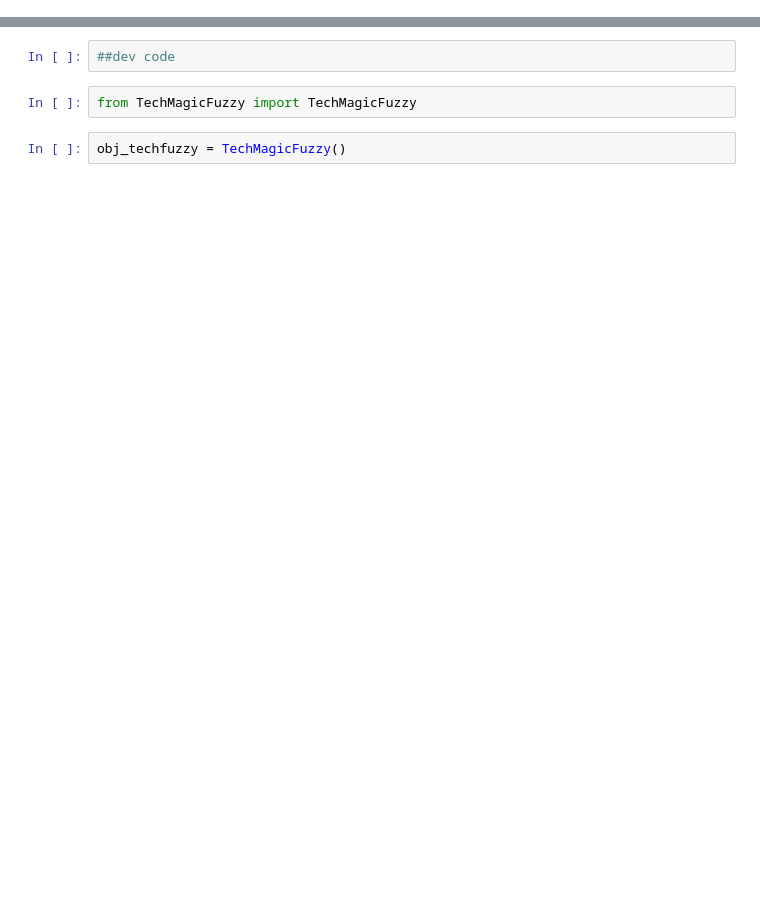
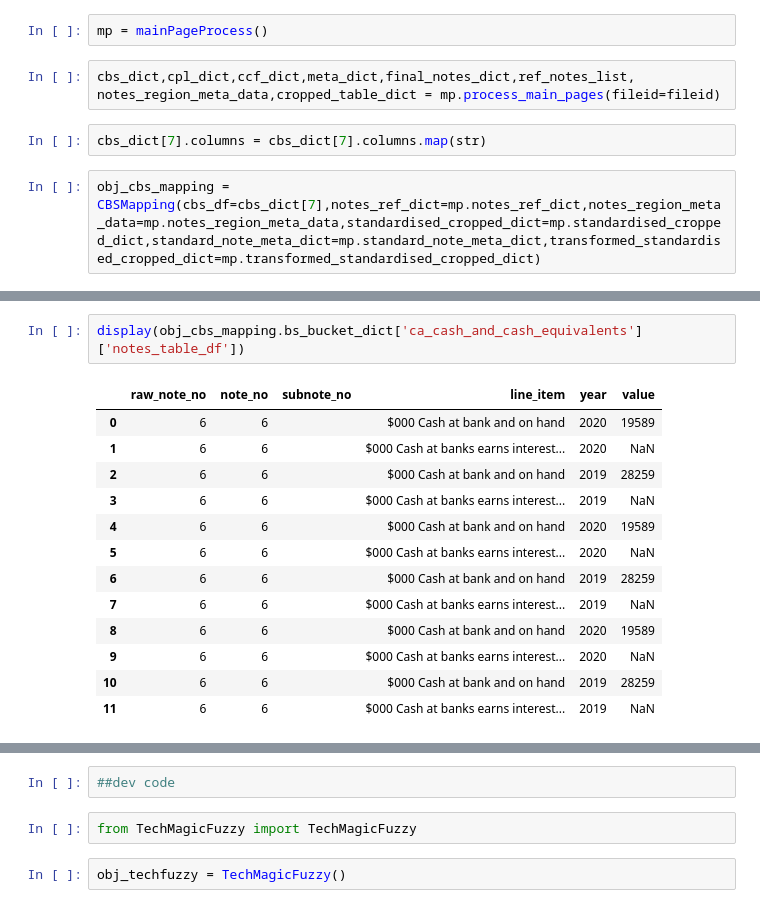
Before and after one commit to AI-paltan/main_page_processing, a Jupyter notebook: CBS_mapping.ipynb, the cells around one changed output, grey strips where cells are left out. Saved outputs shown, nothing was run; the diff lists cells and outputs as text; blank space fills up the shorter version.

Commit message:
bsdata bucketing commit 2 mar afternoon

```diff
--- a/CBS_mapping.ipynb
+++ b/CBS_mapping.ipynb
@@ -3,0 +12,8 @@ import numpy as np
+# %%
+mp = mainPageProcess()
+# %%
+cbs_dict,cpl_dict,ccf_dict,meta_dict,final_notes_dict,ref_notes_list, notes_region_meta_data,cropped_table_dict = mp.process_main_pages(fileid=fileid)
+# %%
+cbs_dict[7].columns = cbs_dict[7].columns.map(str)
+# %%
+obj_cbs_mapping = CBSMapping(cbs_df=cbs_dict[7],notes_ref_dict=mp.notes_ref_dict,notes_region_meta_data=mp.notes_region_meta_data,standardised_cropped_dict=mp.standardised_cropped_dict,standard_note_meta_dict=mp.standard_note_meta_dict,transformed_standardised_cropped_dict=mp.transformed_standardised_cropped_dict)
@@ -3,0 +47,16 @@ import numpy as np
+# %%
+display(obj_cbs_mapping.bs_bucket_dict['ca_cash_and_cash_equivalents']['notes_table_df'])
+# %% [output]
+|  | raw_note_no | note_no | subnote_no | line_item | year | value |
+| 0 | 6 | 6 |  | $000 Cash at bank and on hand | 2020 | 19589 |
+| 1 | 6 | 6 |  | $000 Cash at banks earns interest... | 2020 | NaN |
+| 2 | 6 | 6 |  | $000 Cash at bank and on hand | 2019 | 28259 |
+| 3 | 6 | 6 |  | $000 Cash at banks earns interest... | 2019 | NaN |
+| 4 | 6 | 6 |  | $000 Cash at bank and on hand | 2020 | 19589 |
+| 5 | 6 | 6 |  | $000 Cash at banks earns interest... | 2020 | NaN |
+| 6 | 6 | 6 |  | $000 Cash at bank and on hand | 2019 | 28259 |
+| 7 | 6 | 6 |  | $000 Cash at banks earns interest... | 2019 | NaN |
+| 8 | 6 | 6 |  | $000 Cash at bank and on hand | 2020 | 19589 |
+| 9 | 6 | 6 |  | $000 Cash at banks earns interest... | 2020 | NaN |
+| 10 | 6 | 6 |  | $000 Cash at bank and on hand | 2019 | 28259 |
+| 11 | 6 | 6 |  | $000 Cash at banks earns interest... | 2019 | NaN |
```
Also changed, not shown: parts of 12 cells of this notebook, 13 other files.
